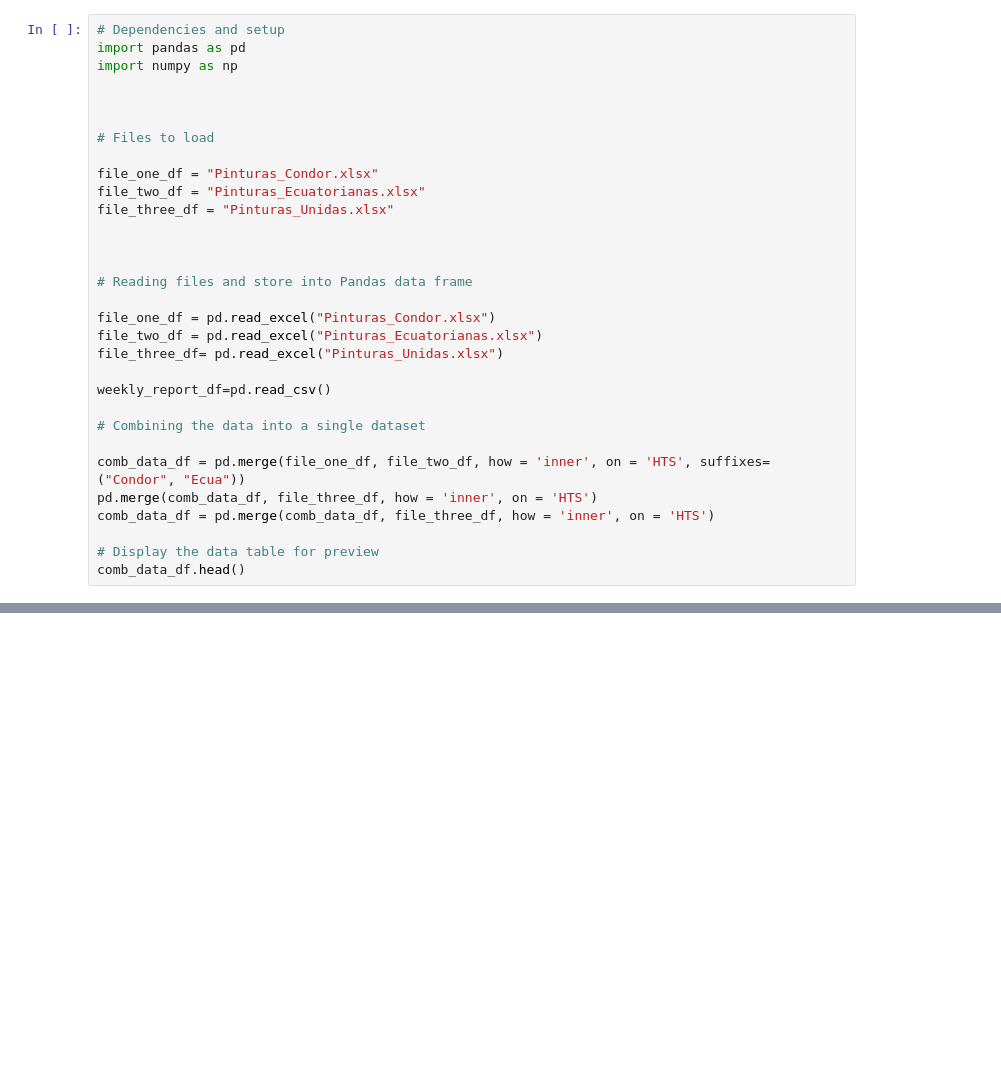
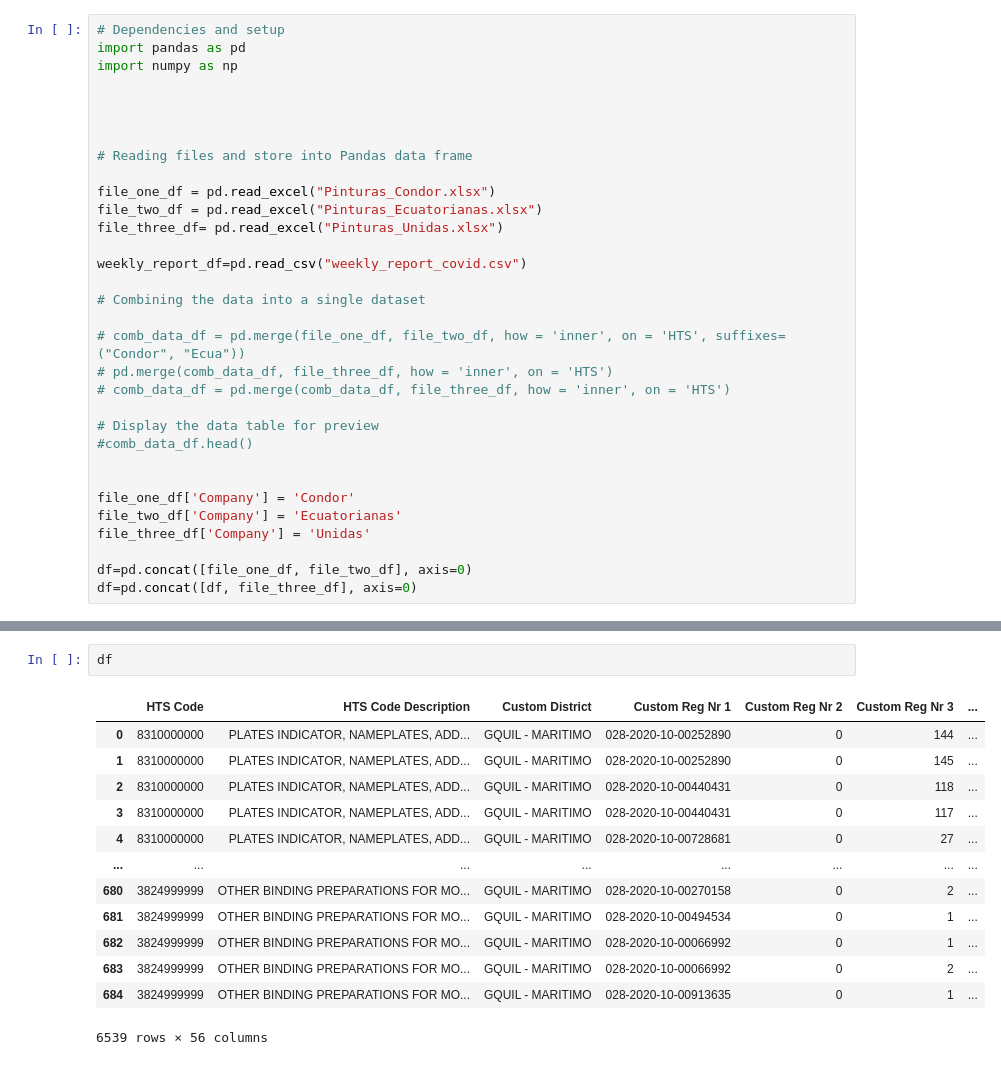
Before and after one commit to RafaelGFernandez01/first_project-, a Jupyter notebook: first-project .ipynb, the cells around one changed output, grey strips where cells are left out. Cells and saved outputs as stored; diff of their text form; blank space fills up the shorter version.

Commit message:
adding new data for covid

```diff
--- a/first-project .ipynb
+++ b/first-project .ipynb
@@ -3,13 +3,6 @@
 import pandas as pd
 import numpy as np
 
-
-
-# Files to load
-
-file_one_df = "Pinturas_Condor.xlsx"
-file_two_df = "Pinturas_Ecuatorianas.xlsx"
-file_three_df = "Pinturas_Unidas.xlsx"
 
 
 
@@ -19,13 +12,21 @@ file_one_df = pd.read_excel("Pinturas_Condor.xlsx")
 file_two_df = pd.read_excel("Pinturas_Ecuatorianas.xlsx")
 file_three_df= pd.read_excel("Pinturas_Unidas.xlsx")
 
-weekly_report_df=pd.read_csv()
+weekly_report_df=pd.read_csv("weekly_report_covid.csv")
 
 # Combining the data into a single dataset
 
-comb_data_df = pd.merge(file_one_df, file_two_df, how = 'inner', on = 'HTS', suffixes=("Condor", "Ecua"))
-pd.merge(comb_data_df, file_three_df, how = 'inner', on = 'HTS')
-comb_data_df = pd.merge(comb_data_df, file_three_df, how = 'inner', on = 'HTS')
+# comb_data_df = pd.merge(file_one_df, file_two_df, how = 'inner', on = 'HTS', suffixes=("Condor", "Ecua"))
+# pd.merge(comb_data_df, file_three_df, how = 'inner', on = 'HTS')
+# comb_data_df = pd.merge(comb_data_df, file_three_df, how = 'inner', on = 'HTS')
 
 # Display the data table for preview
-comb_data_df.head()
+#comb_data_df.head()
+
+
+file_one_df['Company'] = 'Condor'
+file_two_df['Company'] = 'Ecuatorianas'
+file_three_df['Company'] = 'Unidas'
+
+df=pd.concat([file_one_df, file_two_df], axis=0)
+df=pd.concat([df, file_three_df], axis=0)
@@ -33,0 +33,16 @@ SyntaxError: invalid syntax (<ipython-input-32-433641bdc6d5>, line 19)
+# %%
+df
+# %% [output]
+|  | HTS Code | HTS Code Description | Custom District | Custom Reg Nr 1 | Custom Reg Nr 2 | Custom Reg Nr 3 | ... |
+| 0 | 8310000000 | PLATES INDICATOR, NAMEPLATES, ADD... | GQUIL - MARITIMO | 028-2020-10-00252890 | 0 | 144 | ... |
+| 1 | 8310000000 | PLATES INDICATOR, NAMEPLATES, ADD... | GQUIL - MARITIMO | 028-2020-10-00252890 | 0 | 145 | ... |
+| 2 | 8310000000 | PLATES INDICATOR, NAMEPLATES, ADD... | GQUIL - MARITIMO | 028-2020-10-00440431 | 0 | 118 | ... |
+| 3 | 8310000000 | PLATES INDICATOR, NAMEPLATES, ADD... | GQUIL - MARITIMO | 028-2020-10-00440431 | 0 | 117 | ... |
+| 4 | 8310000000 | PLATES INDICATOR, NAMEPLATES, ADD... | GQUIL - MARITIMO | 028-2020-10-00728681 | 0 | 27 | ... |
+| ... | ... | ... | ... | ... | ... | ... | ... |
+| 680 | 3824999999 | OTHER BINDING PREPARATIONS FOR MO... | GQUIL - MARITIMO | 028-2020-10-00270158 | 0 | 2 | ... |
+| 681 | 3824999999 | OTHER BINDING PREPARATIONS FOR MO... | GQUIL - MARITIMO | 028-2020-10-00494534 | 0 | 1 | ... |
+| 682 | 3824999999 | OTHER BINDING PREPARATIONS FOR MO... | GQUIL - MARITIMO | 028-2020-10-00066992 | 0 | 1 | ... |
+| 683 | 3824999999 | OTHER BINDING PREPARATIONS FOR MO... | GQUIL - MARITIMO | 028-2020-10-00066992 | 0 | 2 | ... |
+| 684 | 3824999999 | OTHER BINDING PREPARATIONS FOR MO... | GQUIL - MARITIMO | 028-2020-10-00913635 | 0 | 1 | ... |
+6539 rows × 56 columns
```
Also changed, not shown: parts of 11 cells of this notebook, 2 other files.
